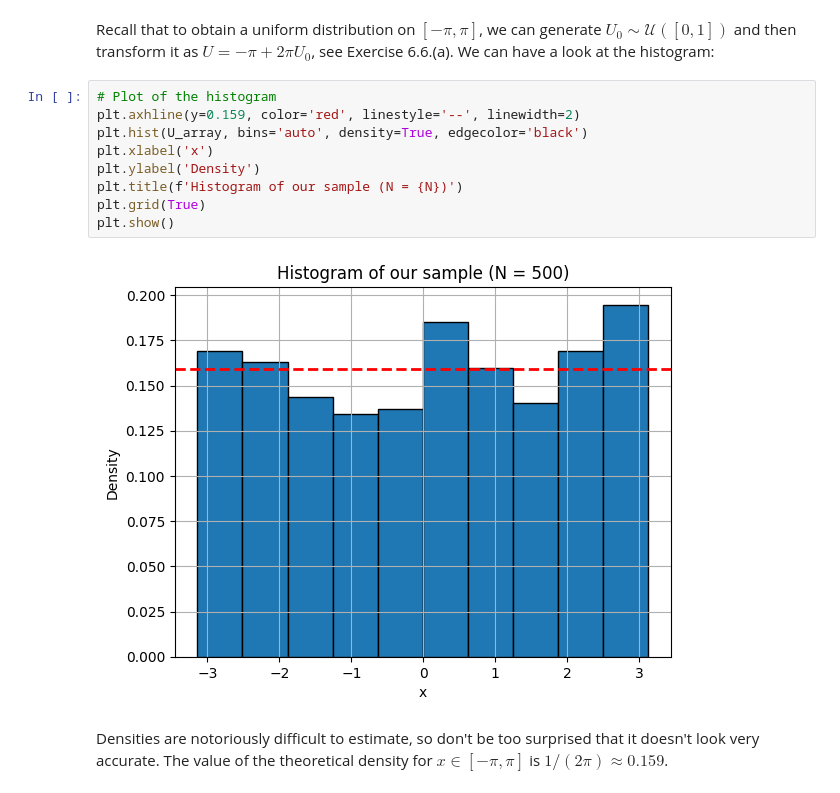
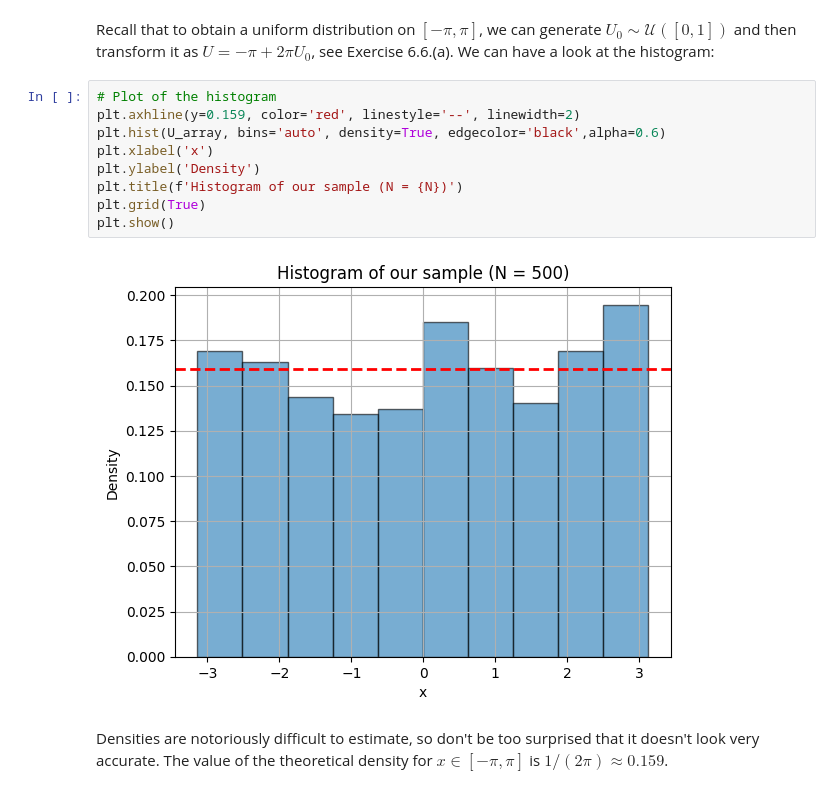
Before and after one commit to dkrsek/401-0614-00L-Probability-and-Statistics, a Jupyter notebook: Uncor_vs_indep.ipynb, the cells around one changed output. Saved outputs shown, nothing was run; the diff lists cells and outputs as text.

```diff
--- a/Uncor_vs_indep.ipynb
+++ b/Uncor_vs_indep.ipynb
@@ -17,14 +17,14 @@ Recall that to obtain a uniform distribution on $[-\pi, \pi]$, we can generate $
 # %%
 # Plot of the histogram
 plt.axhline(y=0.159, color='red', linestyle='--', linewidth=2)
-plt.hist(U_array, bins='auto', density=True, edgecolor='black')
+plt.hist(U_array, bins='auto', density=True, edgecolor='black',alpha=0.6)
 plt.xlabel('x')
 plt.ylabel('Density')
 plt.title(f'Histogram of our sample (N = {N})')
 plt.grid(True)
 plt.show()
 # %% [output]
-[figure, old version]
+[figure, new version]
 # %% [markdown]
 Densities are notoriously difficult to estimate, so don't be too surprised that it doesn't look very accurate. The value of the theoretical density for $x \in [-\pi,\pi]$ is $1/(2 \pi) \approx 0.159$.
 # %%
```
Also changed, not shown: parts of 2 cells of this notebook.
